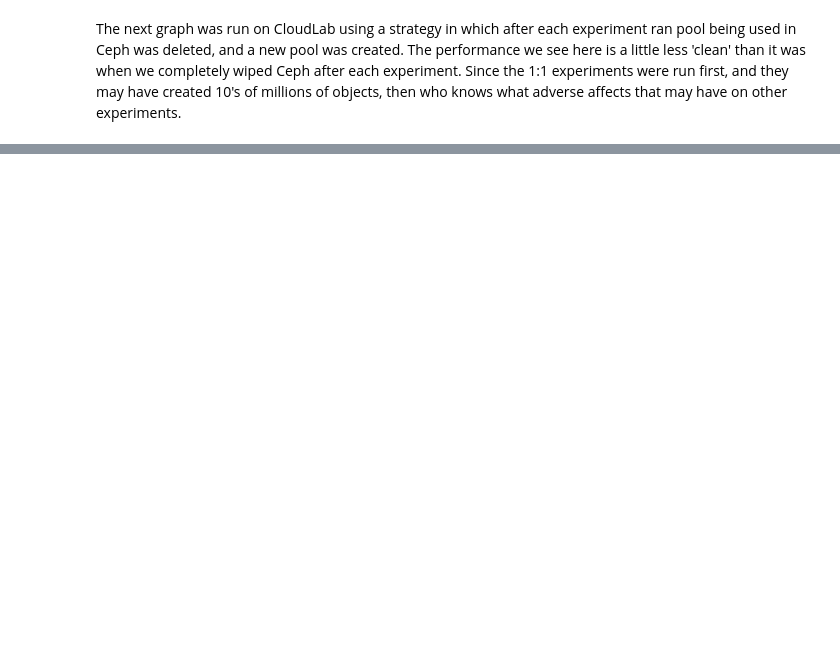
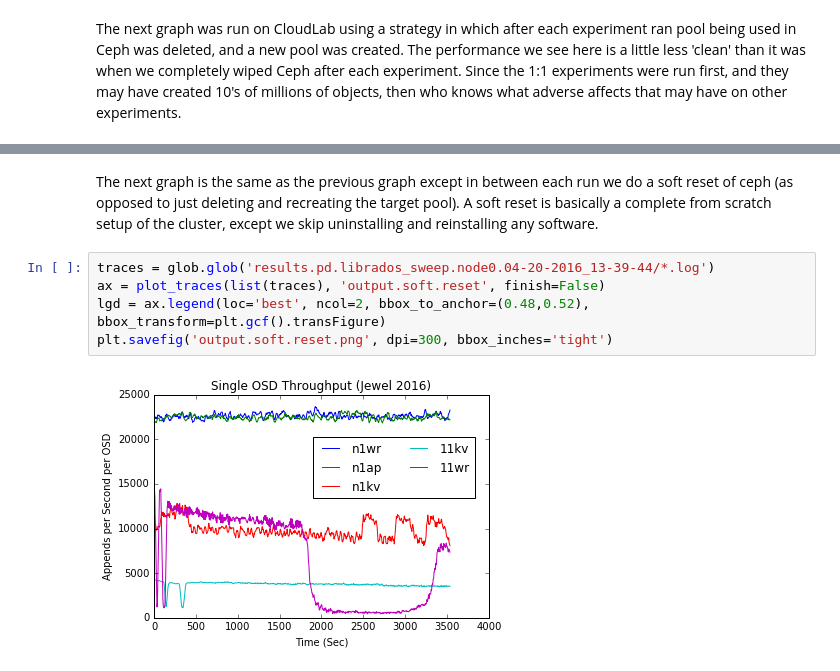
Before and after one commit to michaelsevilla/zlog-popper, a Jupyter notebook: experiments/librados-sweep/visualize.ipynb, the cells around one changed output, grey strips where cells are left out. Saved outputs shown, nothing was run; the diff lists cells and outputs as text; blank space fills up the shorter version.

```diff
--- a/experiments/librados-sweep/visualize.ipynb
+++ b/experiments/librados-sweep/visualize.ipynb
@@ -63,0 +78,9 @@ plot_traces(list(traces), 'output.pool.reset')
+# %% [markdown]
+The next graph is the same as the previous graph except in between each run we do a soft reset of ceph (as opposed to just deleting and recreating the target pool). A soft reset is basically a complete from scratch setup of the cluster, except we skip uninstalling and reinstalling any software.
+# %%
+traces = glob.glob('results.pd.librados_sweep.node0.04-20-2016_13-39-44/*.log')
+ax = plot_traces(list(traces), 'output.soft.reset', finish=False)
+lgd = ax.legend(loc='best', ncol=2, bbox_to_anchor=(0.48,0.52), bbox_transform=plt.gcf().transFigure)
+plt.savefig('output.soft.reset.png', dpi=300, bbox_inches='tight')
+# %% [output]
+[figure, added]
```
Also changed, not shown: parts of 4 cells of this notebook, 3 other files.
